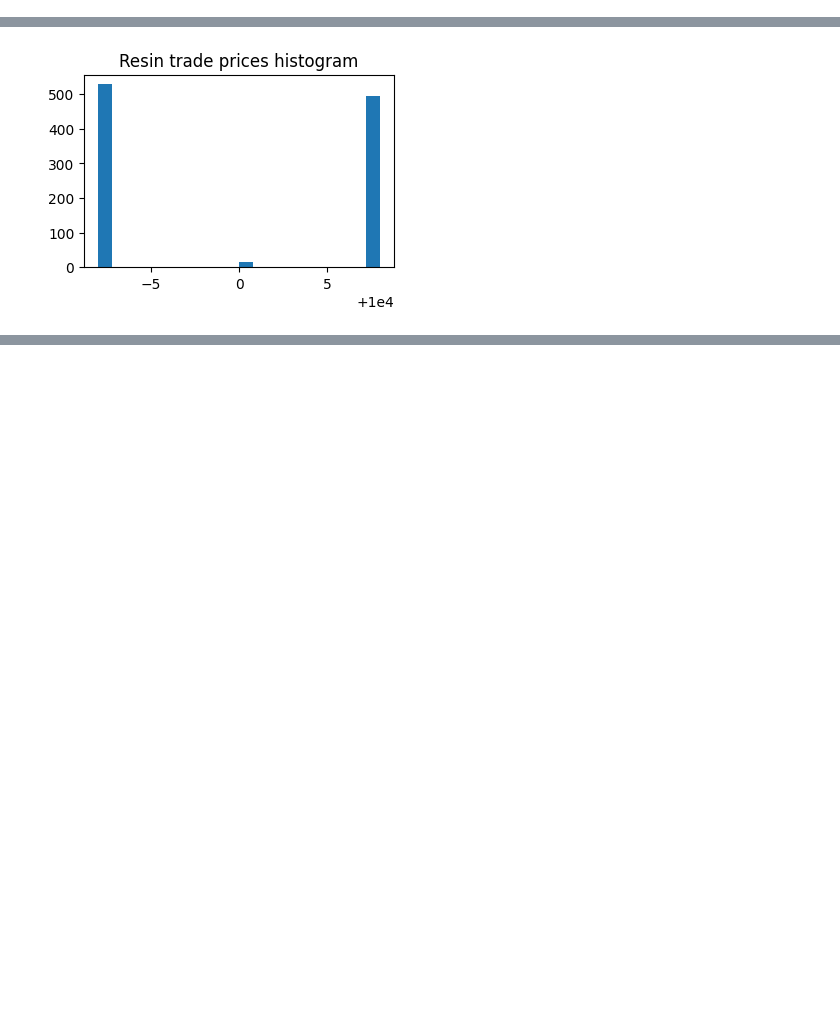
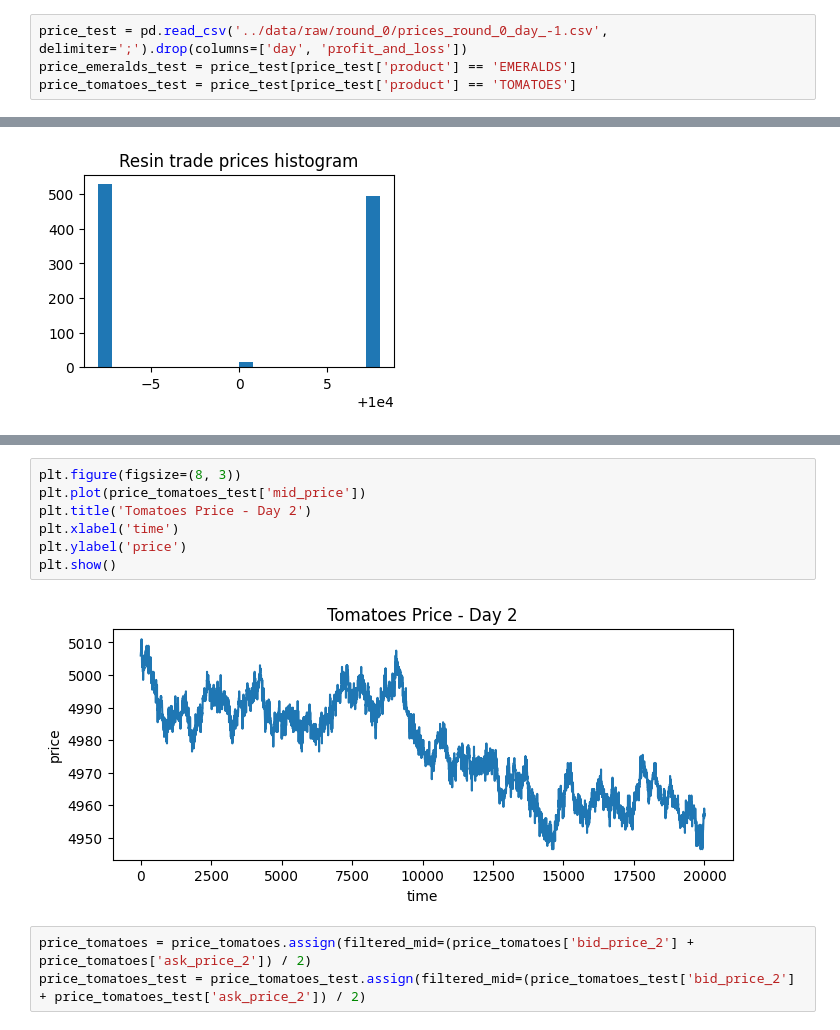
Before and after one commit to aemilani/imc-prosperity-4, a Jupyter notebook: notebooks/tutorial_round.ipynb, the cells around one changed output, grey strips where cells are left out. Saved outputs shown, nothing was run; the diff lists cells and outputs as text; blank space fills up the shorter version.

```diff
--- a/notebooks/tutorial_round.ipynb
+++ b/notebooks/tutorial_round.ipynb
@@ -8,6 +9,10 @@ from statsmodels.graphics.tsaplots import plot_acf, plot_pacf
 price = pd.read_csv('../data/raw/round_0/prices_round_0_day_-2.csv', delimiter=';').drop(columns=['day', 'profit_and_loss'])
 price_emeralds = price[price['product'] == 'EMERALDS']
 price_tomatoes = price[price['product'] == 'TOMATOES']
+# %%
+price_test = pd.read_csv('../data/raw/round_0/prices_round_0_day_-1.csv', delimiter=';').drop(columns=['day', 'profit_and_loss'])
+price_emeralds_test = price_test[price_test['product'] == 'EMERALDS']
+price_tomatoes_test = price_test[price_test['product'] == 'TOMATOES']
 # %%
 trades = pd.read_csv('../data/raw/round_0/trades_round_0_day_-2.csv', delimiter=';').drop(columns=['buyer', 'seller', 'currency'])
 trades_emeralds = trades[trades['symbol'] == 'EMERALDS']
@@ -224,0 +107,12 @@ plt.show()
+# %%
+plt.figure(figsize=(8, 3))
+plt.plot(price_tomatoes_test['mid_price'])
+plt.title('Tomatoes Price - Day 2')
+plt.xlabel('time')
+plt.ylabel('price')
+plt.show()
+# %% [output]
+[figure, added]
+# %%
+price_tomatoes = price_tomatoes.assign(filtered_mid=(price_tomatoes['bid_price_2'] + price_tomatoes['ask_price_2']) / 2)
+price_tomatoes_test = price_tomatoes_test.assign(filtered_mid=(price_tomatoes_test['bid_price_2'] + price_tomatoes_test['ask_price_2']) / 2)
```
Also changed, not shown: parts of 36 cells of this notebook, 4 other files.
